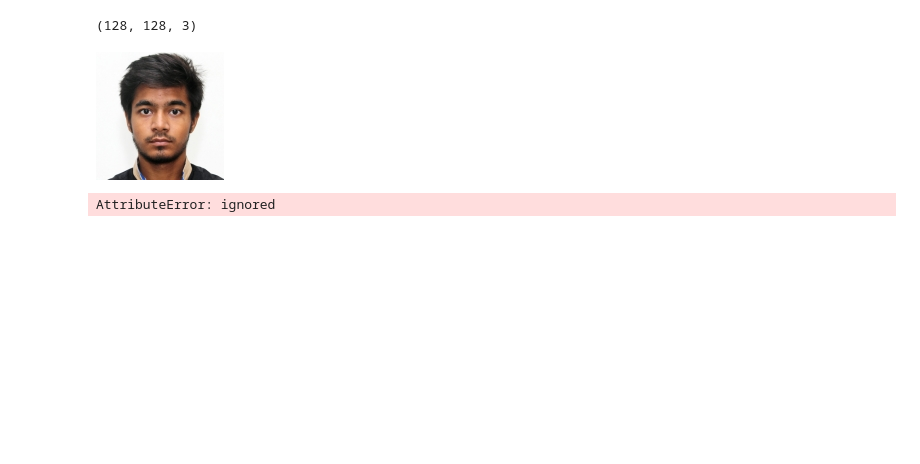
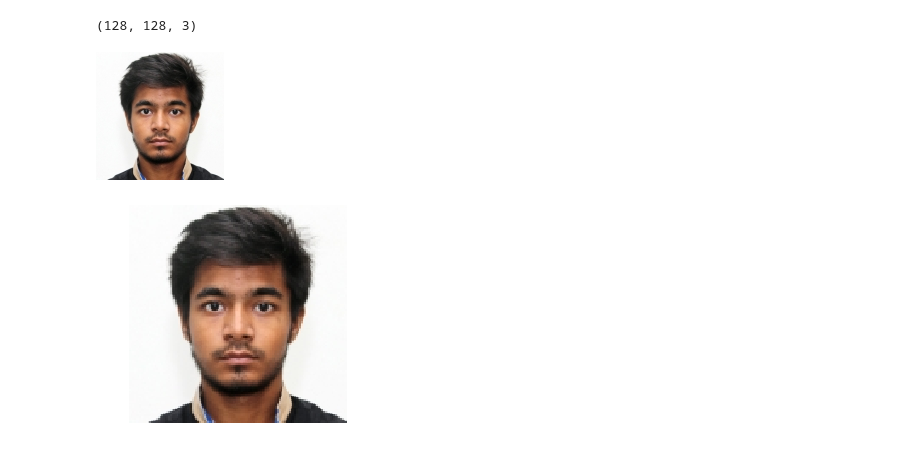
Before and after one commit to meetanubhav/Machine_learning_workshop, a Jupyter notebook: opencv2_work1.ipynb, the cells around one changed output. Cells and saved outputs as stored; diff of their text form; code cells hidden in the pictures; blank space fills up the shorter version.

```diff
--- a/opencv2_work1.ipynb
+++ b/opencv2_work1.ipynb
@@ -15,9 +15,9 @@ cv2_imshow(img)
 # %% [output]
 [figure]
 # %%
-img=cv2.cvtColor(img,cv2.COLOR_BGR2RBG)
-plt.imshow('img')
+img=cv2.cvtColor(img,cv2.COLOR_BGR2RGB)
+plt.imshow(img)
 plt.axis("off")
 plt.show()
 # %% [output]
-AttributeError: ignored
+[figure, added]
```
